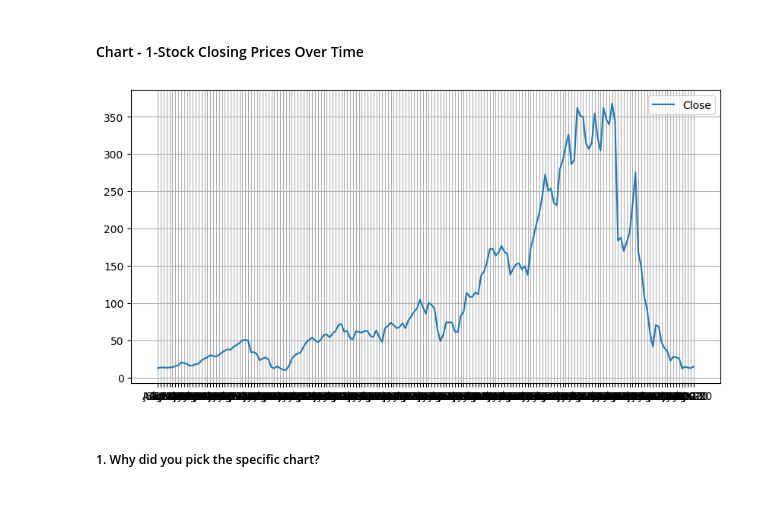
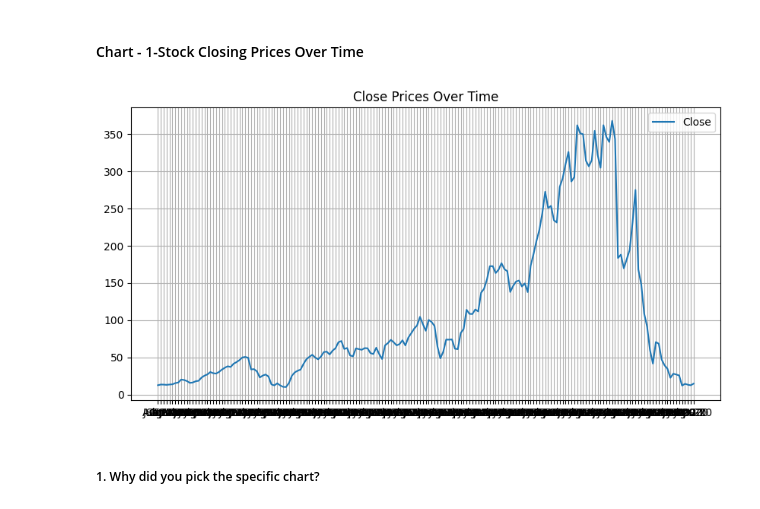
Before and after one commit to Rohankukwas/Yes-Bank-Stock-Closing-Price-Prediction, a Jupyter notebook: ML_Yes_Bank_Stock_Closing_Price_Prediction_ML_Submission.ipynb, the cells around one changed output. Cells and saved outputs as stored; diff of their text form; code cells hidden in the pictures.

```diff
--- a/ML_Yes_Bank_Stock_Closing_Price_Prediction_ML_Submission.ipynb
+++ b/ML_Yes_Bank_Stock_Closing_Price_Prediction_ML_Submission.ipynb
@@ -314,12 +323,13 @@ the manipulations have  helps to  find the top 5 maximum opening, closing, high,
 # %%
 # Chart - 1 visualization code
 # Plot the 'Close', 'Open', and 'High' columns from the DataFrame
 plt.figure(figsize=(10,5))
+plt.title('Close Prices Over Time')
 plt.plot(df['Close'])
 plt.legend(['Close'])
 plt.grid()
 # %% [output]
-[figure, old version]
+[figure, new version]
 # %% [markdown]
 ##### 1. Why did you pick the specific chart?
 # %% [markdown]
```
Also changed, not shown: parts of 109 cells of this notebook.
